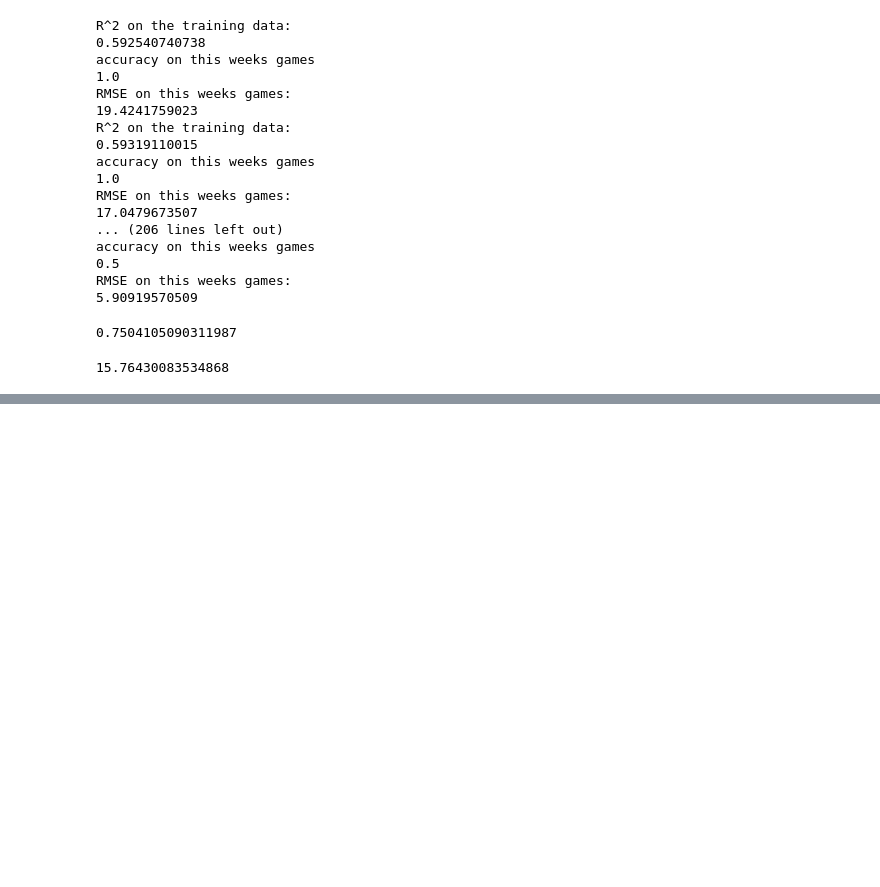
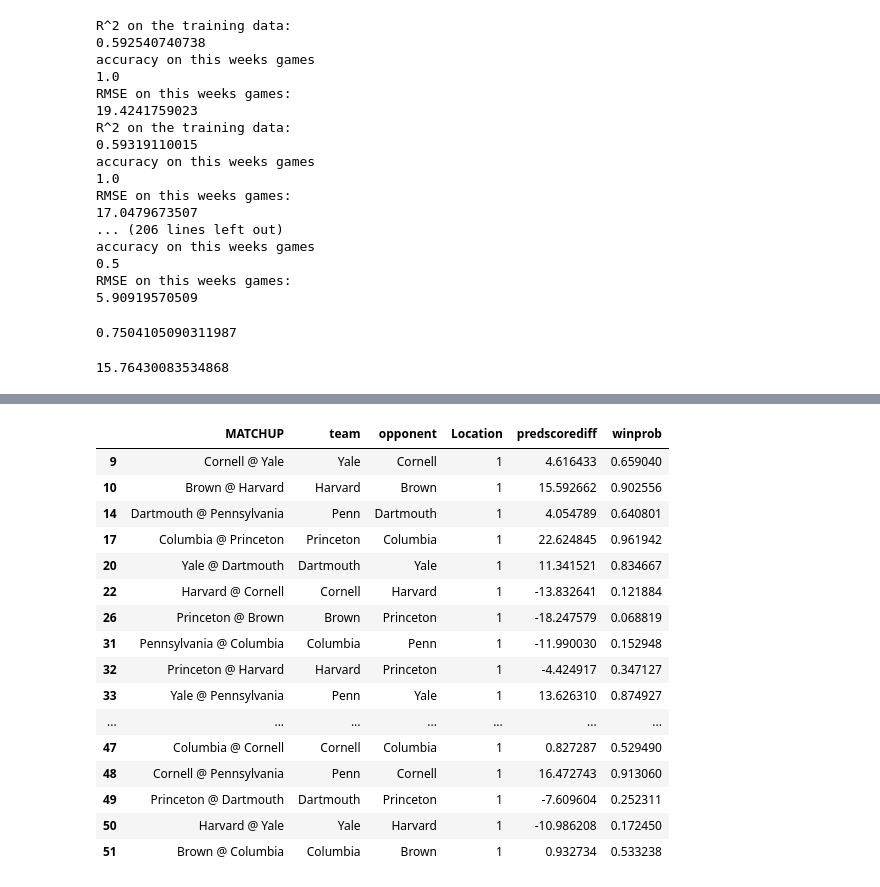
Before and after one commit to mc-robinson/YUSAG_football_model, a Jupyter notebook: YUSAG_FCS_football_linear_model.ipynb, the cells around one changed output, grey strips where cells are left out. Saved outputs shown, nothing was run; the diff lists cells and outputs as text; code cells hidden in the pictures; blank space fills up the shorter version.

Commit message:
added win percentage predictions

```diff
--- a/YUSAG_FCS_football_linear_model.ipynb
+++ b/YUSAG_FCS_football_linear_model.ipynb
@@ -416,0 +538,7 @@ overall_RMSE
+# %%
+# change 'Pennsylvania' to 'Penn'
+ivy_games_df.loc[ivy_games_df.team == 'Pennsylvania','team'] = 'Penn'
+ivy_games_df.loc[ivy_games_df.opponent == 'Pennsylvania','opponent'] = 'Penn'
+
+# not working on Central Connecticut for some reason
+# ivy_games_df.loc[ivy_games_df.opponent == 'Central Connecticut','team'] = 'Central Conn. St.'
@@ -416,0 +554,15 @@ overall_RMSE
+# %%
+location_const = 1.77
+for index, row in ivy_games_df.iterrows():
+
+    # use a try in case team is unknown
+    try:
+        team_YUSAG_coef = rankings_dict[row['team']]
+        opponent_YUSAG_coef = rankings_dict[row['opponent']]
+    except:
+        continue
+
+    if row['Location'] == 1:
+        ivy_games_df.loc[index,'predscorediff'] = team_YUSAG_coef - opponent_YUSAG_coef + location_const
+    elif row['Location'] == 0:
+        ivy_games_df.loc[index,'predscorediff'] = team_YUSAG_coef - opponent_YUSAG_coef
@@ -416,0 +578,3 @@ overall_RMSE
+# %%
+predscorediff_data = ivy_games_df['predscorediff'].values.reshape(-1,1)
+ivy_games_df['winprob'] = (1-log_reg.predict_proba(predscorediff_data))
@@ -416,0 +590,22 @@ overall_RMSE
+# %%
+conference_games_df = ivy_games_df.loc[ivy_games_df['team'].isin(ivy_team_names) & ivy_games_df['opponent'].isin(ivy_team_names)]
+# %%
+conference_games_df
+# %% [output]
+|  | MATCHUP | team | opponent | Location | predscorediff | winprob |
+| 9 | Cornell @ Yale | Yale | Cornell | 1 | 4.616433 | 0.659040 |
+| 10 | Brown @ Harvard | Harvard | Brown | 1 | 15.592662 | 0.902556 |
+| 14 | Dartmouth @ Pennsylvania | Penn | Dartmouth | 1 | 4.054789 | 0.640801 |
+| 17 | Columbia @ Princeton | Princeton | Columbia | 1 | 22.624845 | 0.961942 |
+| 20 | Yale @ Dartmouth | Dartmouth | Yale | 1 | 11.341521 | 0.834667 |
+| 22 | Harvard @ Cornell | Cornell | Harvard | 1 | -13.832641 | 0.121884 |
+| 26 | Princeton @ Brown | Brown | Princeton | 1 | -18.247579 | 0.068819 |
+| 31 | Pennsylvania @ Columbia | Columbia | Penn | 1 | -11.990030 | 0.152948 |
+| 32 | Princeton @ Harvard | Harvard | Princeton | 1 | -4.424917 | 0.347127 |
+| 33 | Yale @ Pennsylvania | Penn | Yale | 1 | 13.626310 | 0.874927 |
+| ... | ... | ... | ... | ... | ... | ... |
+| 47 | Columbia @ Cornell | Cornell | Columbia | 1 | 0.827287 | 0.529490 |
+| 48 | Cornell @ Pennsylvania | Penn | Cornell | 1 | 16.472743 | 0.913060 |
+| 49 | Princeton @ Dartmouth | Dartmouth | Princeton | 1 | -7.609604 | 0.252311 |
+| 50 | Harvard @ Yale | Yale | Harvard | 1 | -10.986208 | 0.172450 |
+| 51 | Brown @ Columbia | Columbia | Brown | 1 | 0.932734 | 0.533238 |
```
Also changed, not shown: parts of 29 cells of this notebook.
